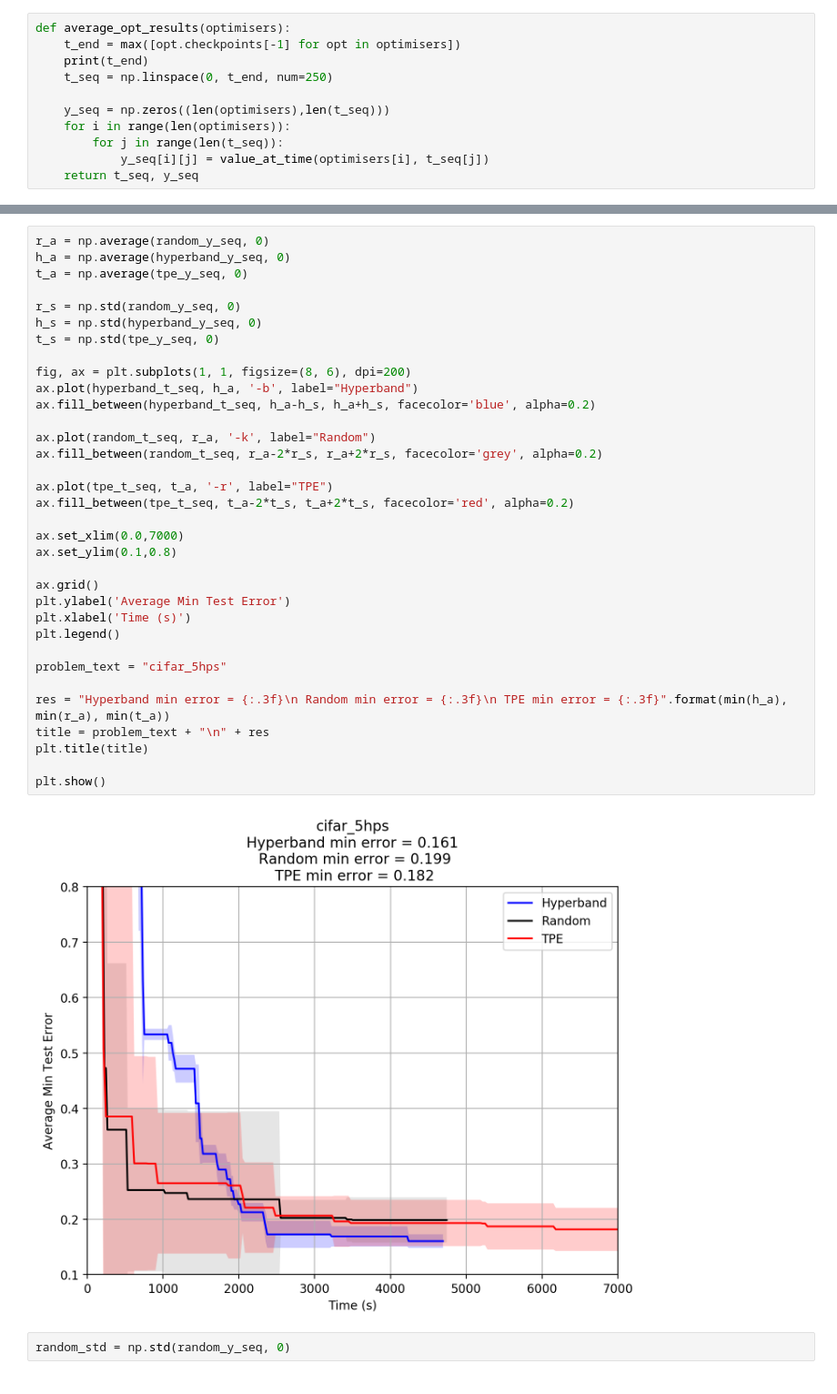
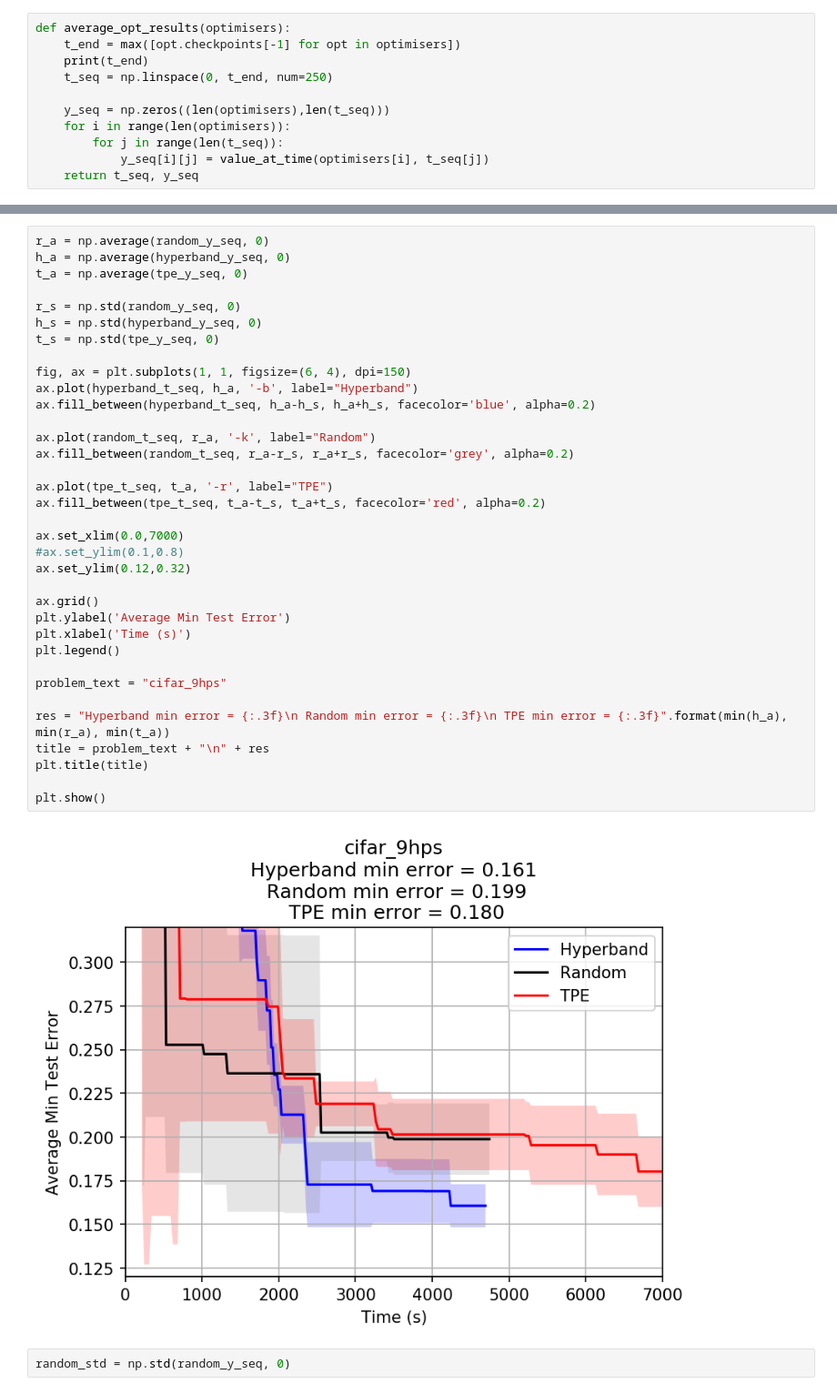
Before and after one commit to leowyy/autotune, a Jupyter notebook: analysis/combining_cifar_results.ipynb, the cells around one changed output, grey strips where cells are left out. Shown at 91% size. Cells and saved outputs as stored; diff of their text form.

```diff
--- a/analysis/combining_cifar_results.ipynb
+++ b/analysis/combining_cifar_results.ipynb
@@ -121,39 +121,40 @@ print(tpe_y_seq.shape)
 # %%
 r_a = np.average(random_y_seq, 0)
 h_a = np.average(hyperband_y_seq, 0)
 t_a = np.average(tpe_y_seq, 0)
 
 r_s = np.std(random_y_seq, 0)
 h_s = np.std(hyperband_y_seq, 0)
 t_s = np.std(tpe_y_seq, 0)
 
-fig, ax = plt.subplots(1, 1, figsize=(8, 6), dpi=200)
+fig, ax = plt.subplots(1, 1, figsize=(6, 4), dpi=150)
 ax.plot(hyperband_t_seq, h_a, '-b', label="Hyperband")
 ax.fill_between(hyperband_t_seq, h_a-h_s, h_a+h_s, facecolor='blue', alpha=0.2)
 
 ax.plot(random_t_seq, r_a, '-k', label="Random")
-ax.fill_between(random_t_seq, r_a-2*r_s, r_a+2*r_s, facecolor='grey', alpha=0.2)
+ax.fill_between(random_t_seq, r_a-r_s, r_a+r_s, facecolor='grey', alpha=0.2)
 
 ax.plot(tpe_t_seq, t_a, '-r', label="TPE")
-ax.fill_between(tpe_t_seq, t_a-2*t_s, t_a+2*t_s, facecolor='red', alpha=0.2)
+ax.fill_between(tpe_t_seq, t_a-t_s, t_a+t_s, facecolor='red', alpha=0.2)
 
 ax.set_xlim(0.0,7000)
-ax.set_ylim(0.1,0.8)
+#ax.set_ylim(0.1,0.8)
+ax.set_ylim(0.12,0.32)
 
 ax.grid()
 plt.ylabel('Average Min Test Error')
 plt.xlabel('Time (s)')
 plt.legend()
 
-problem_text = "cifar_5hps"
+problem_text = "cifar_9hps"
 
 res = "Hyperband min error = {:.3f}\n Random min error = {:.3f}\n TPE min error = {:.3f}".format(min(h_a), min(r_a), min(t_a))
 title = problem_text + "\n" + res
 plt.title(title)
 
 plt.show()
 # %% [output]
-[figure, old version]
+[figure, new version]
 # %%
 random_std = np.std(random_y_seq, 0)
 # %%
```
Also changed, not shown: parts of 3 cells of this notebook, 3 other files.
